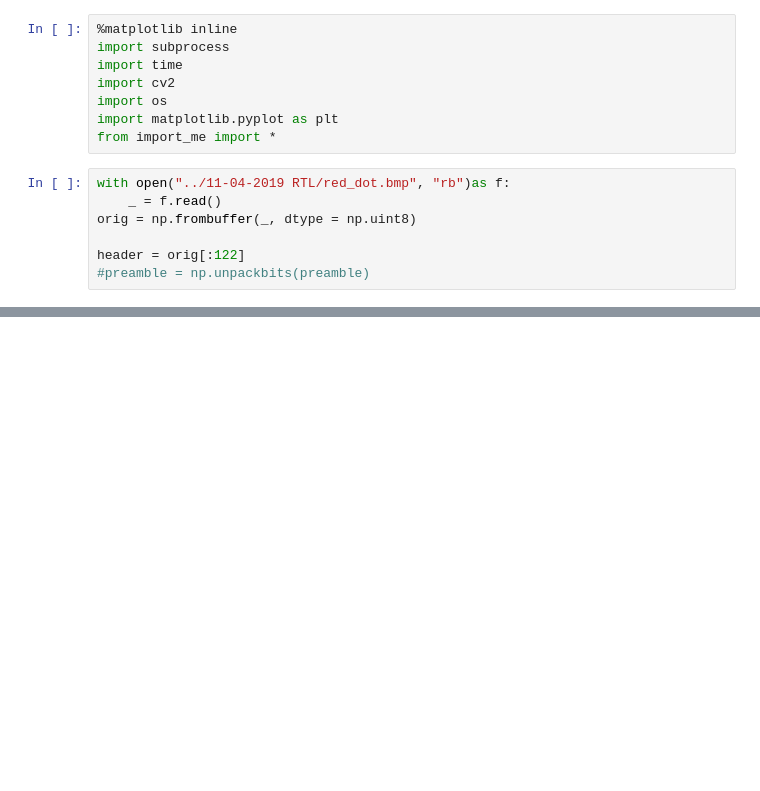
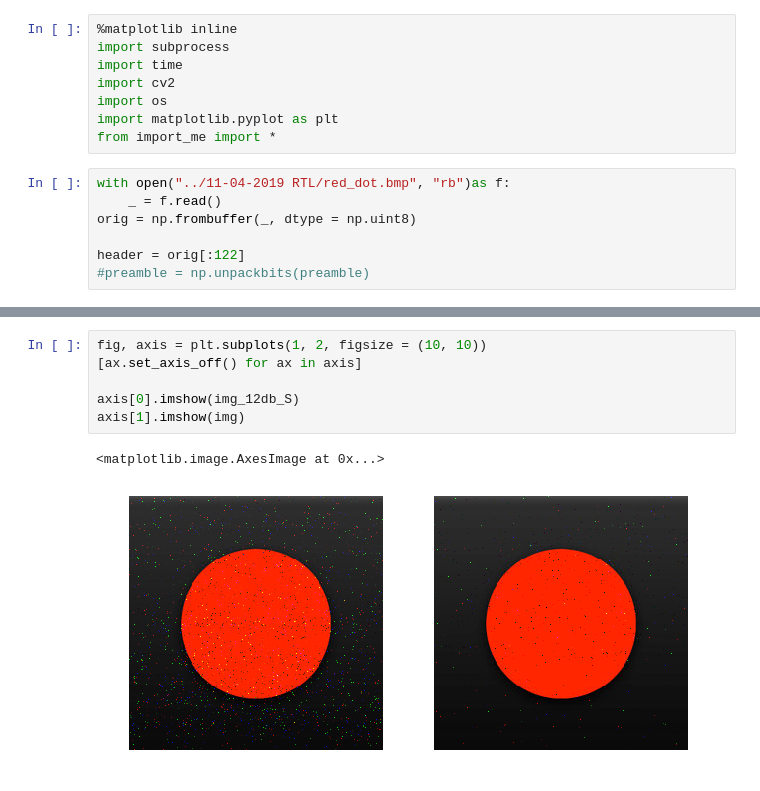
Before and after one commit to rafaelmcam/gr-ITpp, a Jupyter notebook: examples/BPSK Ladams/16-05-2019 (A Fazer)/BCH Recoder.ipynb, the cells around one changed output, grey strips where cells are left out. Saved outputs shown, nothing was run; the diff lists cells and outputs as text; blank space fills up the shorter version.

```diff
--- a/examples/BPSK Ladams/16-05-2019 (A Fazer)/BCH Recoder.ipynb
+++ b/examples/BPSK Ladams/16-05-2019 (A Fazer)/BCH Recoder.ipynb
@@ -54,0 +72,9 @@ plt.show()
+# %%
+fig, axis = plt.subplots(1, 2, figsize = (10, 10))
+[ax.set_axis_off() for ax in axis]
+
+axis[0].imshow(img_12db_S)
+axis[1].imshow(img)
+# %% [output]
+<matplotlib.image.AxesImage at 0x...>
+[figure, added]
```
Also changed, not shown: parts of 5 cells of this notebook, 4 other files.
